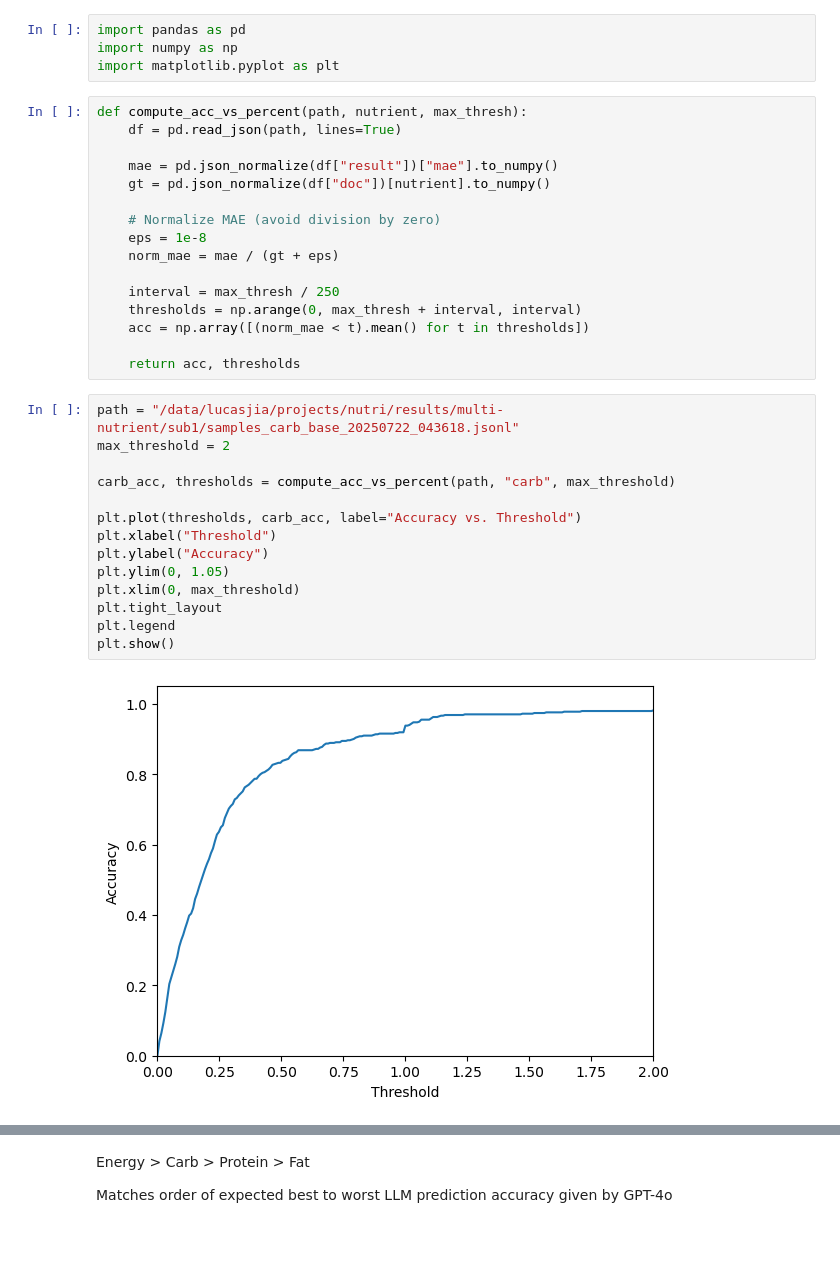
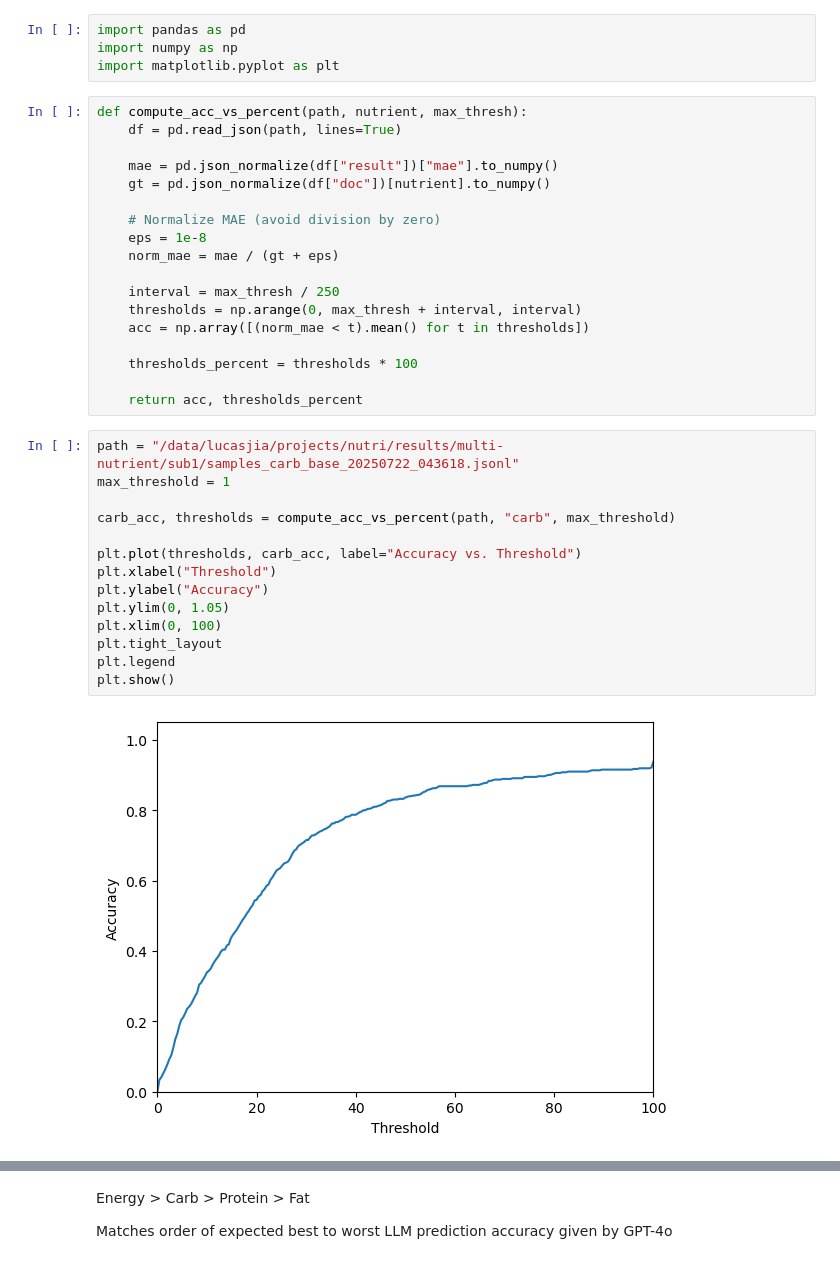
Before and after one commit to lucasjia05/nutri, a Jupyter notebook: src/notebooks/accuracy.ipynb, the cells around one changed output, grey strips where cells are left out. Saved outputs shown, nothing was run; the diff lists cells and outputs as text.

```diff
--- a/src/notebooks/accuracy.ipynb
+++ b/src/notebooks/accuracy.ipynb
@@ -26,23 +26,25 @@ def compute_acc_vs_percent(path, nutrient, max_thresh):
     thresholds = np.arange(0, max_thresh + interval, interval)
     acc = np.array([(norm_mae < t).mean() for t in thresholds])
 
-    return acc, thresholds
+    thresholds_percent = thresholds * 100
+
+    return acc, thresholds_percent
 # %%
 path = "/data/lucasjia/projects/nutri/results/multi-nutrient/sub1/samples_carb_base_20250722_043618.jsonl"
-max_threshold = 2
+max_threshold = 1
 
 carb_acc, thresholds = compute_acc_vs_percent(path, "carb", max_threshold)
 
 plt.plot(thresholds, carb_acc, label="Accuracy vs. Threshold")
 plt.xlabel("Threshold")
 plt.ylabel("Accuracy")
 plt.ylim(0, 1.05)
-plt.xlim(0, max_threshold)
+plt.xlim(0, 100)
 plt.tight_layout
 plt.legend
 plt.show()
 # %% [output]
-[figure, old version]
+[figure, new version]
 # %%
 files = {
     "carb": "/data/lucasjia/projects/nutri/results/multi-nutrient/sub1/samples_carb_base_20250722_043618.jsonl",
```
Also changed, not shown: parts of 1 cell of this notebook, 43 other files.
